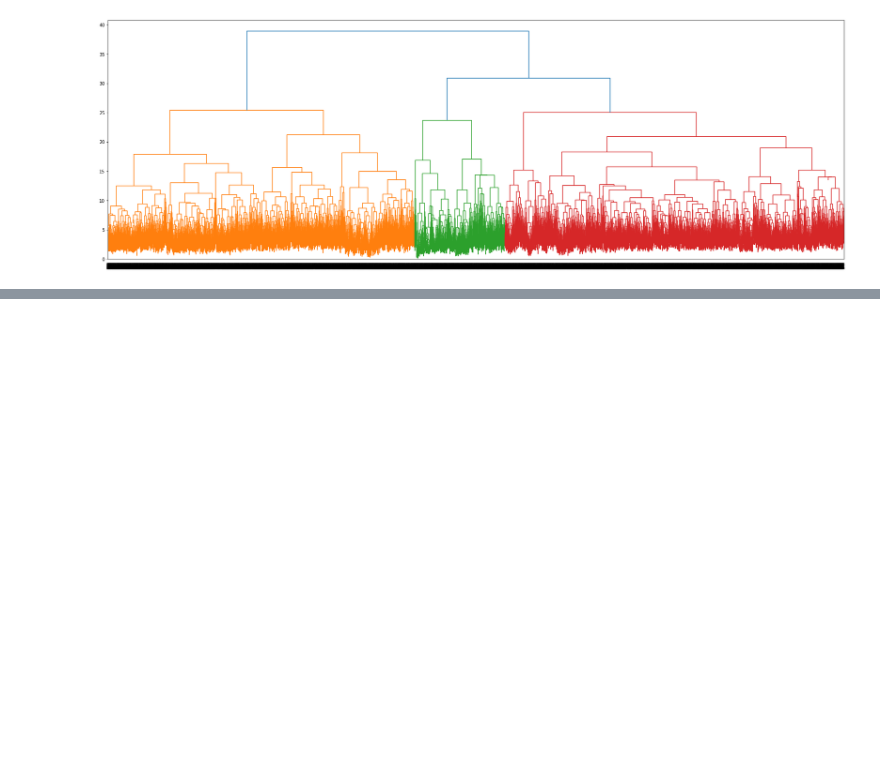
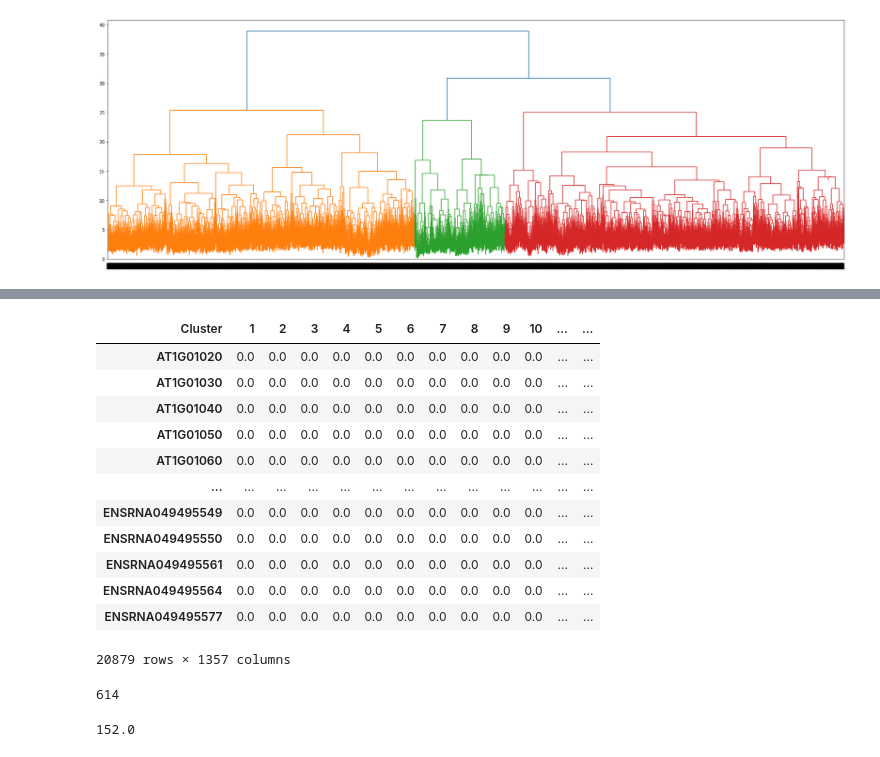
Before and after one commit to mikepassal/Plant_Go_Group_Analysis, a Jupyter notebook: Module_robustness/cluster_tom_networks.ipynb, the cells around one changed output, grey strips where cells are left out. Cells and saved outputs as stored; diff of their text form; code cells hidden in the pictures; blank space fills up the shorter version.

```diff
--- a/Module_robustness/cluster_tom_networks.ipynb
+++ b/Module_robustness/cluster_tom_networks.ipynb
@@ -99,0 +226,2 @@ def test_function(value_1, value2, value3=4):
+# %%
+labels = scipy.cluster.hierarchy.fcluster(hier_cluster_arabi, 6, criterion= 'distance')
@@ -99,0 +241,3 @@ def test_function(value_1, value2, value3=4):
+# %%
+label_df = pd.DataFrame(index = tom_arabi_one_diag.index, columns = ['Cluster'], data = labels)
+label_df
@@ -99,0 +258,3 @@ def test_function(value_1, value2, value3=4):
+# %%
+label_df['Present'] = 1
+label_df
@@ -99,0 +318,27 @@ def test_function(value_1, value2, value3=4):
+# %%
+wide_label = label_df.pivot(columns= 'Cluster',values = 'Present')
+# %%
+wide_label = wide_label.replace(np.nan,0)
+wide_label
+# %% [output]
+| Cluster | 1 | 2 | 3 | 4 | 5 | 6 | 7 | 8 | 9 | 10 | ... | ... |
+| AT1G01020 | 0.0 | 0.0 | 0.0 | 0.0 | 0.0 | 0.0 | 0.0 | 0.0 | 0.0 | 0.0 | ... | ... |
+| AT1G01030 | 0.0 | 0.0 | 0.0 | 0.0 | 0.0 | 0.0 | 0.0 | 0.0 | 0.0 | 0.0 | ... | ... |
+| AT1G01040 | 0.0 | 0.0 | 0.0 | 0.0 | 0.0 | 0.0 | 0.0 | 0.0 | 0.0 | 0.0 | ... | ... |
+| AT1G01050 | 0.0 | 0.0 | 0.0 | 0.0 | 0.0 | 0.0 | 0.0 | 0.0 | 0.0 | 0.0 | ... | ... |
+| AT1G01060 | 0.0 | 0.0 | 0.0 | 0.0 | 0.0 | 0.0 | 0.0 | 0.0 | 0.0 | 0.0 | ... | ... |
+| ... | ... | ... | ... | ... | ... | ... | ... | ... | ... | ... | ... | ... |
+| ENSRNA049495549 | 0.0 | 0.0 | 0.0 | 0.0 | 0.0 | 0.0 | 0.0 | 0.0 | 0.0 | 0.0 | ... | ... |
+| ENSRNA049495550 | 0.0 | 0.0 | 0.0 | 0.0 | 0.0 | 0.0 | 0.0 | 0.0 | 0.0 | 0.0 | ... | ... |
+| ENSRNA049495561 | 0.0 | 0.0 | 0.0 | 0.0 | 0.0 | 0.0 | 0.0 | 0.0 | 0.0 | 0.0 | ... | ... |
+| ENSRNA049495564 | 0.0 | 0.0 | 0.0 | 0.0 | 0.0 | 0.0 | 0.0 | 0.0 | 0.0 | 0.0 | ... | ... |
+| ENSRNA049495577 | 0.0 | 0.0 | 0.0 | 0.0 | 0.0 | 0.0 | 0.0 | 0.0 | 0.0 | 0.0 | ... | ... |
+20879 rows × 1357 columns
+# %%
+(wide_label.sum()>10).sum()
+# %% [output]
+614
+# %%
+wide_label.sum().max()
+# %% [output]
+152.0
```
Also changed, not shown: parts of 41 cells of this notebook, 4 other files.
